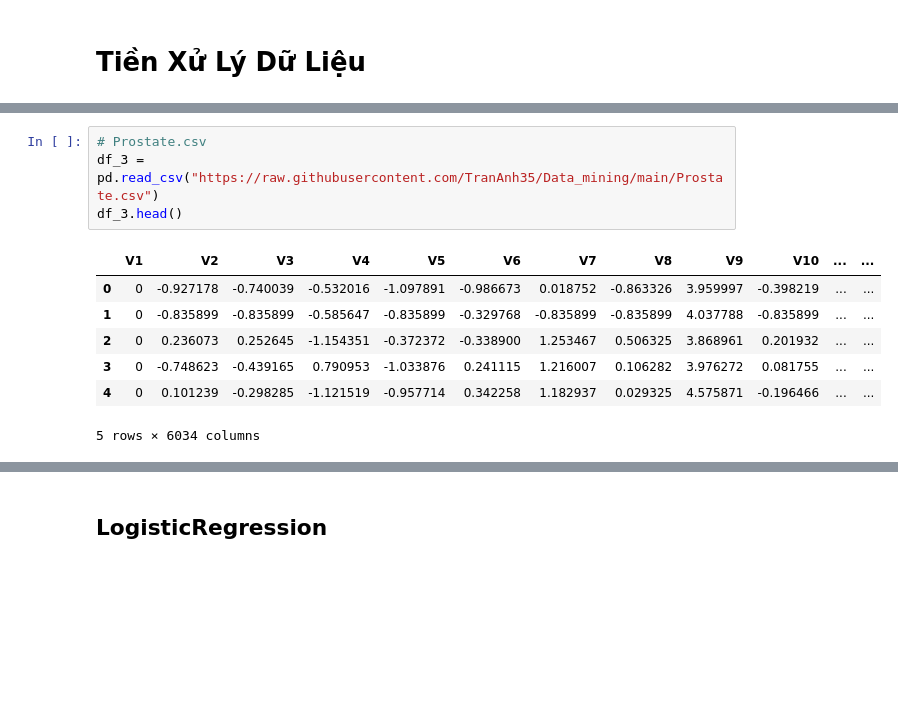
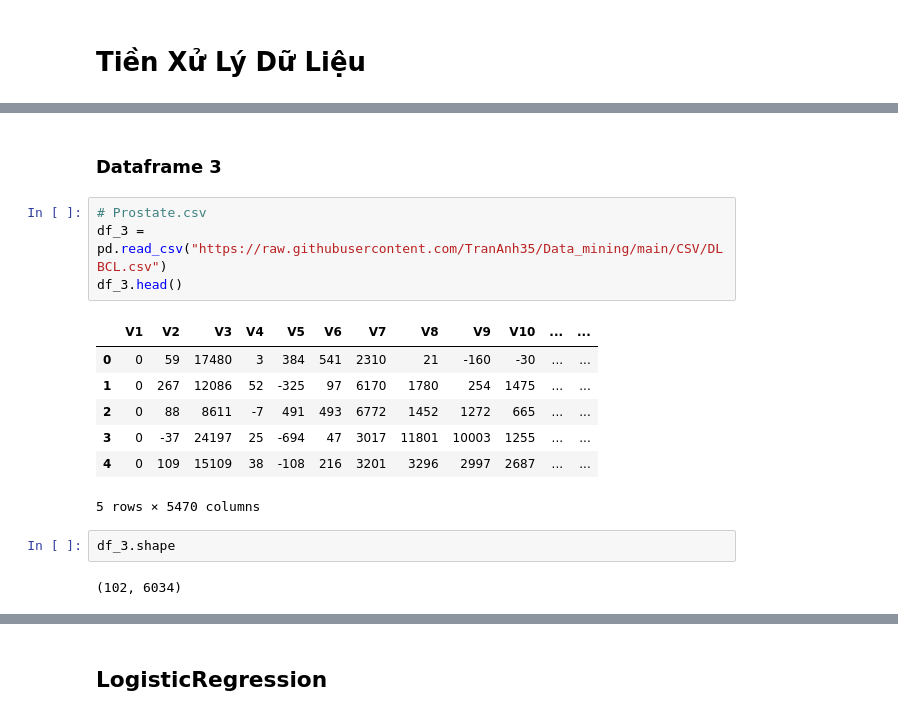
Before and after one commit to TranAnh35/Data_mining, a Jupyter notebook: Main.ipynb, the cells around one changed output, grey strips where cells are left out. Drawn from its saved outputs; the diff is of its cells as text; blank space fills up the shorter version.

```diff
--- a/Main.ipynb
+++ b/Main.ipynb
@@ -37,12 +150,18 @@ df_2.head()
+# %% [markdown]
+### Dataframe 3
 # %%
 # Prostate.csv
-df_3 = pd.read_csv("https://raw.githubusercontent.com/TranAnh35/Data_mining/main/Prostate.csv")
+df_3 = pd.read_csv("https://raw.githubusercontent.com/TranAnh35/Data_mining/main/CSV/DLBCL.csv")
 df_3.head()
 # %% [output]
 |  | V1 | V2 | V3 | V4 | V5 | V6 | V7 | V8 | V9 | V10 | ... | ... |
-| 0 | 0 | -0.927178 | -0.740039 | -0.532016 | -1.097891 | -0.986673 | 0.018752 | -0.863326 | 3.959997 | -0.398219 | ... | ... |
-| 1 | 0 | -0.835899 | -0.835899 | -0.585647 | -0.835899 | -0.329768 | -0.835899 | -0.835899 | 4.037788 | -0.835899 | ... | ... |
-| 2 | 0 | 0.236073 | 0.252645 | -1.154351 | -0.372372 | -0.338900 | 1.253467 | 0.506325 | 3.868961 | 0.201932 | ... | ... |
-| 3 | 0 | -0.748623 | -0.439165 | 0.790953 | -1.033876 | 0.241115 | 1.216007 | 0.106282 | 3.976272 | 0.081755 | ... | ... |
-| 4 | 0 | 0.101239 | -0.298285 | -1.121519 | -0.957714 | 0.342258 | 1.182937 | 0.029325 | 4.575871 | -0.196466 | ... | ... |
+| 0 | 0 | 59 | 17480 | 3 | 384 | 541 | 2310 | 21 | -160 | -30 | ... | ... |
+| 1 | 0 | 267 | 12086 | 52 | -325 | 97 | 6170 | 1780 | 254 | 1475 | ... | ... |
+| 2 | 0 | 88 | 8611 | -7 | 491 | 493 | 6772 | 1452 | 1272 | 665 | ... | ... |
+| 3 | 0 | -37 | 24197 | 25 | -694 | 47 | 3017 | 11801 | 10003 | 1255 | ... | ... |
+| 4 | 0 | 109 | 15109 | 38 | -108 | 216 | 3201 | 3296 | 2997 | 2687 | ... | ... |
-5 rows × 6034 columns
+5 rows × 5470 columns
+# %%
+df_3.shape
+# %% [output]
+(102, 6034)
```
Also changed, not shown: parts of 43 cells of this notebook.
